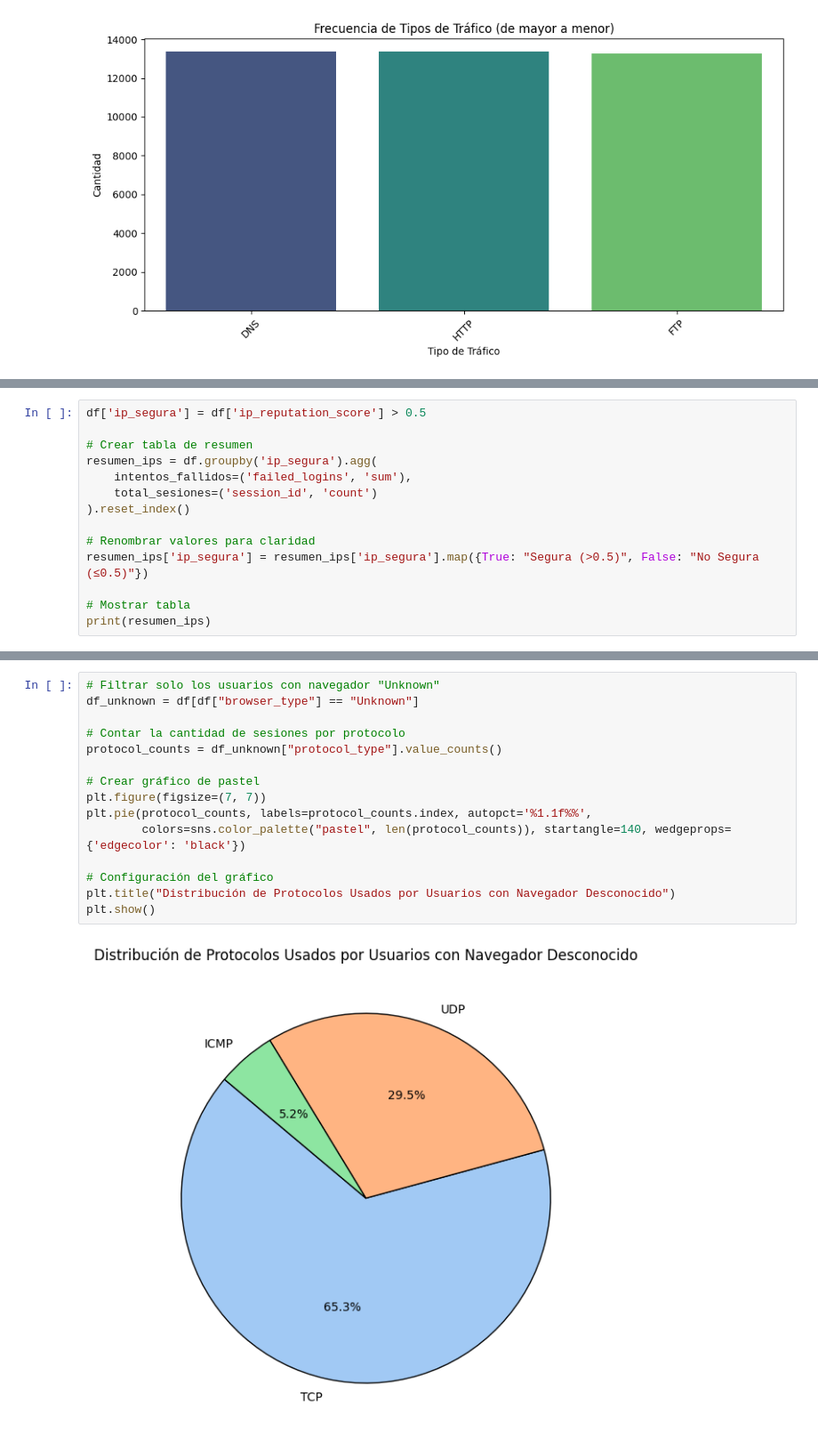
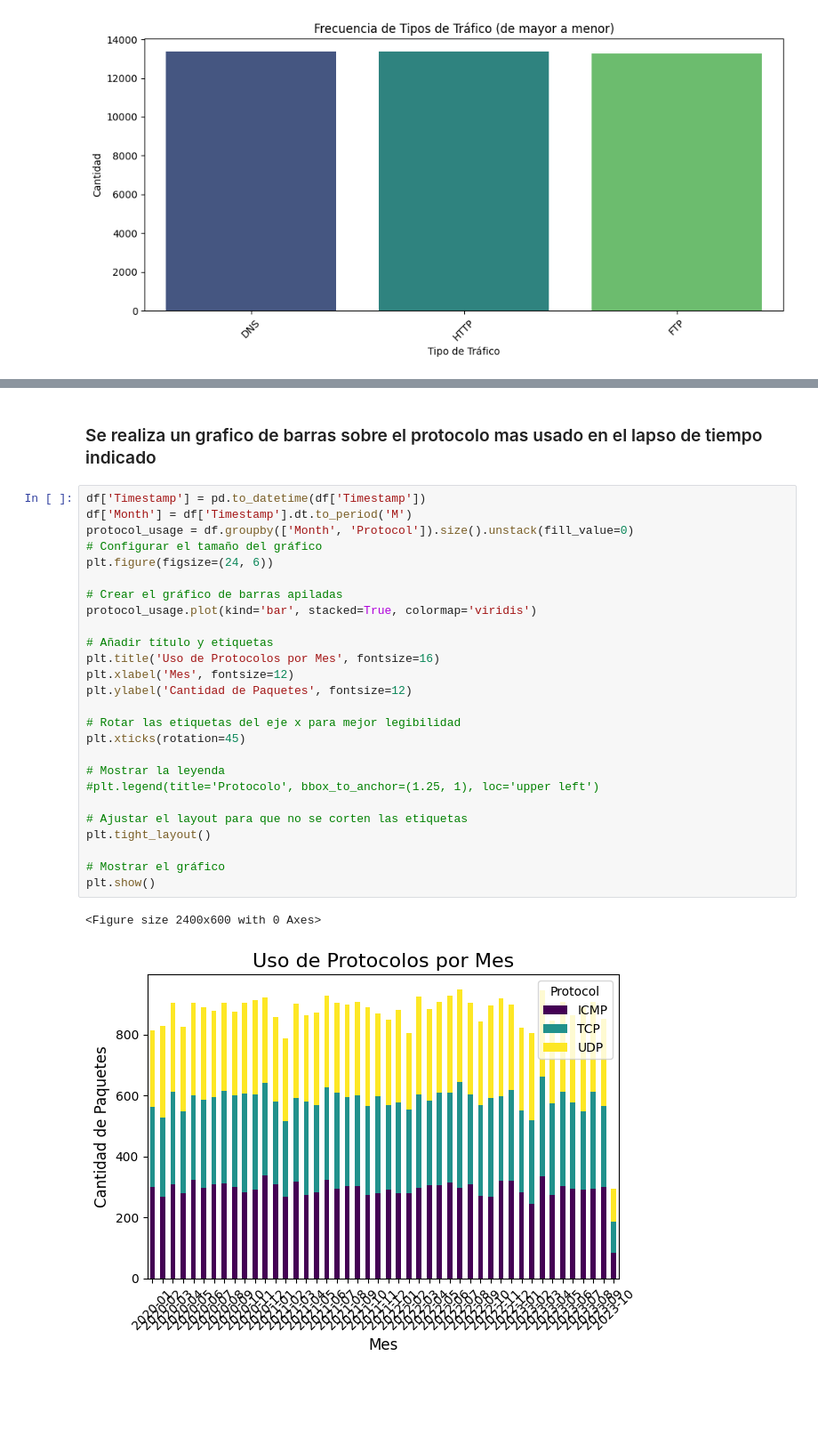
Before and after one commit to merazo97/learn-github, a Jupyter notebook: Grupo4_Tarea3_Caso2.ipynb, the cells around one changed output, grey strips where cells are left out. Shown at 89% size. Cells and saved outputs as stored; diff of their text form; blank space fills up the shorter version.

```diff
--- a/Grupo4_Tarea3_Caso2.ipynb
+++ b/Grupo4_Tarea3_Caso2.ipynb
@@ -291,14 +276,0 @@ Desviación estándar: 786.56 segundos
-# %%
-df['ip_segura'] = df['ip_reputation_score'] > 0.5
-
-# Crear tabla de resumen
-resumen_ips = df.groupby('ip_segura').agg(
-    intentos_fallidos=('failed_logins', 'sum'),
-    total_sesiones=('session_id', 'count')
-).reset_index()
-
-# Renombrar valores para claridad
-resumen_ips['ip_segura'] = resumen_ips['ip_segura'].map({True: "Segura (>0.5)", False: "No Segura (≤0.5)"})
-
-# Mostrar tabla
-print(resumen_ips)
@@ -361,17 +277,31 @@ Passing `palette` without assigning `hue` is deprecated and will be removed in v
-# %%
-# Filtrar solo los usuarios con navegador "Unknown"
-df_unknown = df[df["browser_type"] == "Unknown"]
-
-# Contar la cantidad de sesiones por protocolo
-protocol_counts = df_unknown["protocol_type"].value_counts()
-
-# Crear gráfico de pastel
-plt.figure(figsize=(7, 7))
-plt.pie(protocol_counts, labels=protocol_counts.index, autopct='%1.1f%%',
-        colors=sns.color_palette("pastel", len(protocol_counts)), startangle=140, wedgeprops={'edgecolor': 'black'})
-
-# Configuración del gráfico
-plt.title("Distribución de Protocolos Usados por Usuarios con Navegador Desconocido")
-plt.show()
-# %% [output]
-[figure, removed]
+# %% [markdown]
+### Se realiza un grafico de barras sobre el protocolo mas usado en el lapso de tiempo indicado
+# %%
+df['Timestamp'] = pd.to_datetime(df['Timestamp'])
+df['Month'] = df['Timestamp'].dt.to_period('M')
+protocol_usage = df.groupby(['Month', 'Protocol']).size().unstack(fill_value=0)
+# Configurar el tamaño del gráfico
+plt.figure(figsize=(24, 6))
+
+# Crear el gráfico de barras apiladas
+protocol_usage.plot(kind='bar', stacked=True, colormap='viridis')
+
+# Añadir título y etiquetas
+plt.title('Uso de Protocolos por Mes', fontsize=16)
+plt.xlabel('Mes', fontsize=12)
+plt.ylabel('Cantidad de Paquetes', fontsize=12)
+
+# Rotar las etiquetas del eje x para mejor legibilidad
+plt.xticks(rotation=45)
+
+# Mostrar la leyenda
+#plt.legend(title='Protocolo', bbox_to_anchor=(1.25, 1), loc='upper left')
+
+# Ajustar el layout para que no se corten las etiquetas
+plt.tight_layout()
+
+# Mostrar el gráfico
+plt.show()
+# %% [output]
+<Figure size 2400x600 with 0 Axes>
+[figure, added]
```
Also changed, not shown: parts of 18 cells of this notebook, 1 other file.
